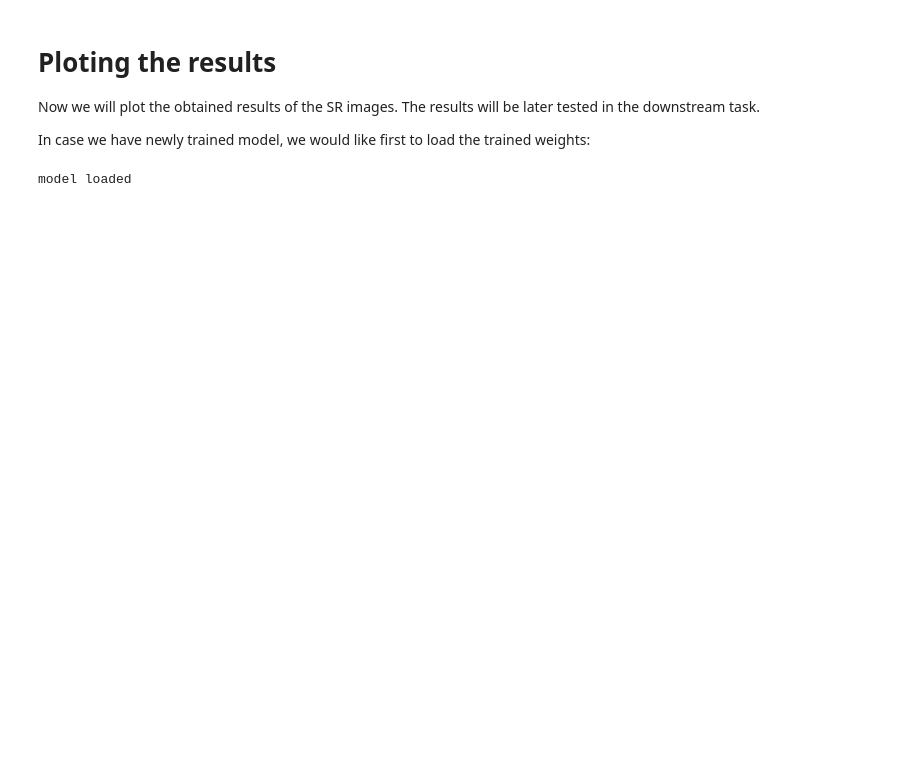
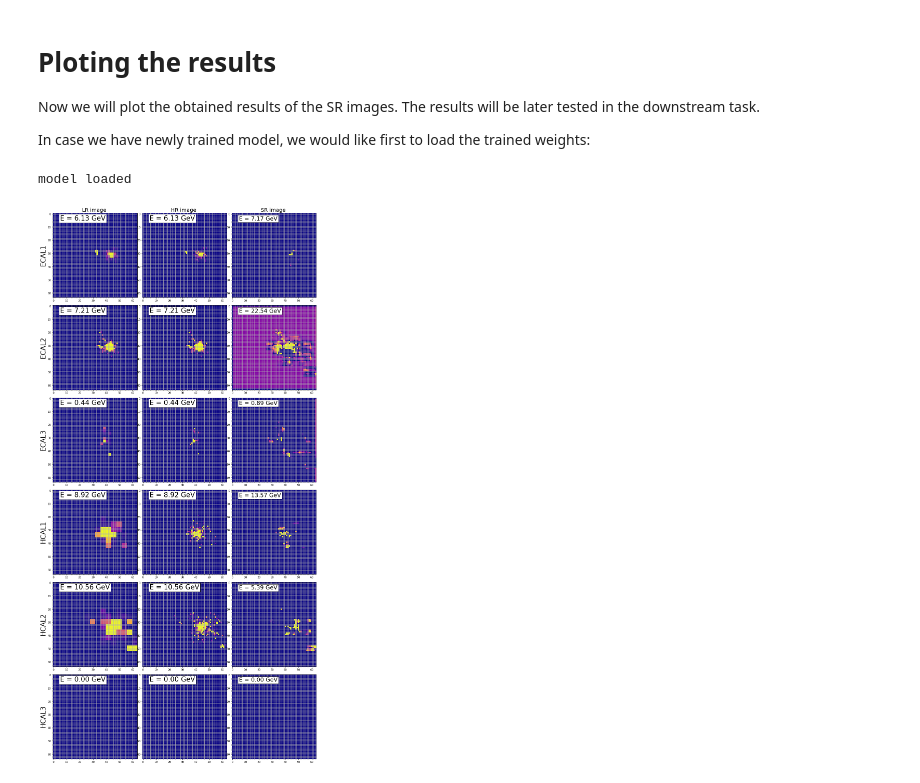
Before and after one commit to michael-pitt/AI, a Jupyter notebook: ParticleImages/SuperResolution.ipynb, the cells around one changed output. Saved outputs shown, nothing was run; the diff lists cells and outputs as text; code cells hidden in the pictures; blank space fills up the shorter version.

```diff
--- a/ParticleImages/SuperResolution.ipynb
+++ b/ParticleImages/SuperResolution.ipynb
@@ -360,2 +328,4 @@ def DrawEventSR2(data_generator, event_number, model = None, device = torch.devi
 # %%
-DrawEventSR(train_dataset, event_number = 200, model = model, device = device)
+DrawEventSR(train_dataset, event_number = 200, model = model)
+# %% [output]
+[figure, added]
```
Also changed, not shown: parts of 9 cells of this notebook.
